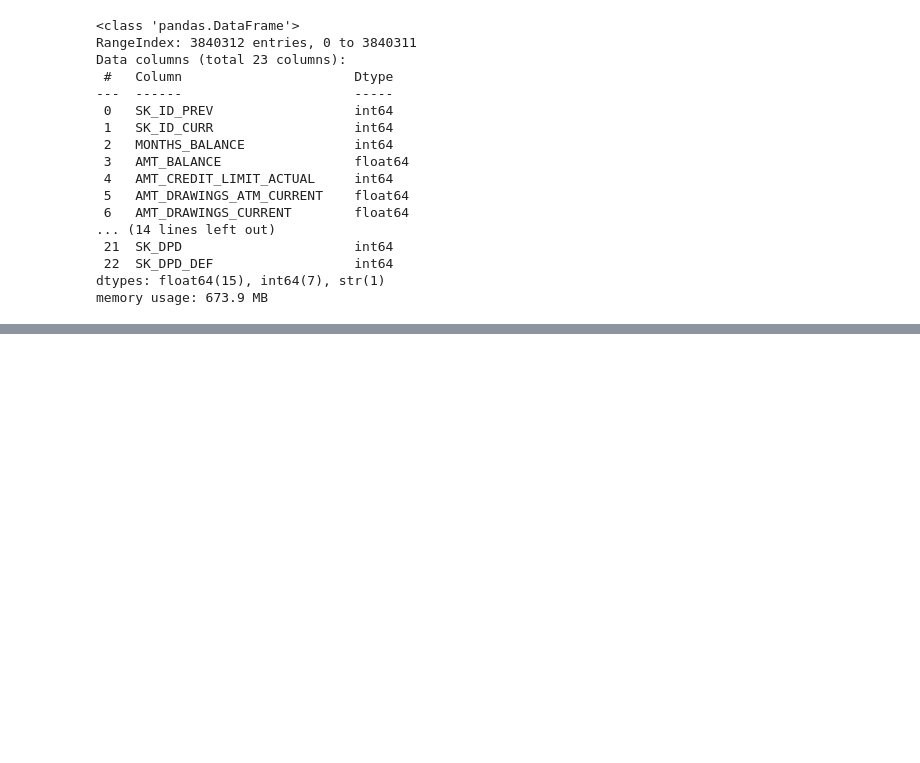
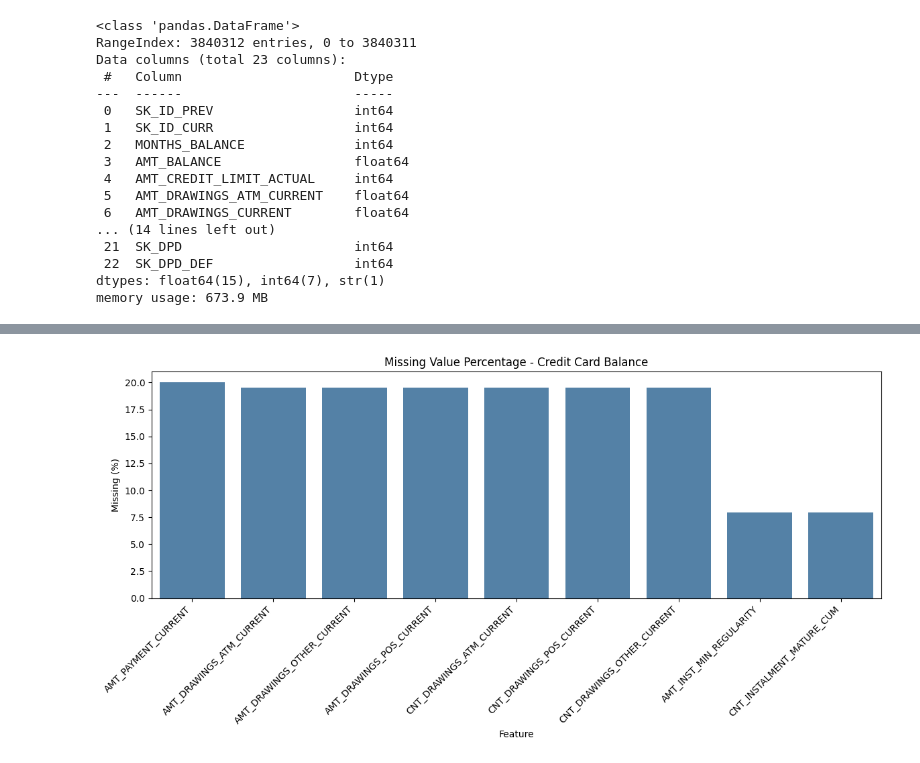
Before and after one commit to oknardo/Home_Credit_Scorecard_Model, a Jupyter notebook: EDA_credit_card_balance.ipynb, the cells around one changed output, grey strips where cells are left out. Drawn from its saved outputs; the diff is of its cells as text; code cells hidden in the pictures; blank space fills up the shorter version.

```diff
--- a/EDA_credit_card_balance.ipynb
+++ b/EDA_credit_card_balance.ipynb
@@ -135,0 +212,12 @@ memory usage: 673.9 MB
+# %%
+# Missing value count and percentage
+missing_cc = pd.DataFrame({
+    'Missing Count': df_cc.isnull().sum(),
+    'Missing (%)': (df_cc.isnull().sum() / len(df_cc) * 100).round(2)
+})
+missing_cc = missing_cc[missing_cc['Missing Count'] > 0].sort_values('Missing (%)', ascending=False)
+
+if missing_cc.empty:
+    print("No missing values found in credit_card_balance.")
+else:
+    print(missing_cc)
@@ -135,0 +235,13 @@ memory usage: 673.9 MB
+# %%
+# Visualization of missing values
+if not missing_cc.empty:
+    plt.figure(figsize=(12, 6))
+    sns.barplot(x=missing_cc.index, y=missing_cc['Missing (%)'], color='steelblue')
+    plt.title('Missing Value Percentage - Credit Card Balance')
+    plt.ylabel('Missing (%)')
+    plt.xlabel('Feature')
+    plt.xticks(rotation=45, ha='right')
+    plt.tight_layout()
+    plt.show()
+# %% [output]
+[figure, added]
```
Also changed, not shown: parts of 42 cells of this notebook.
